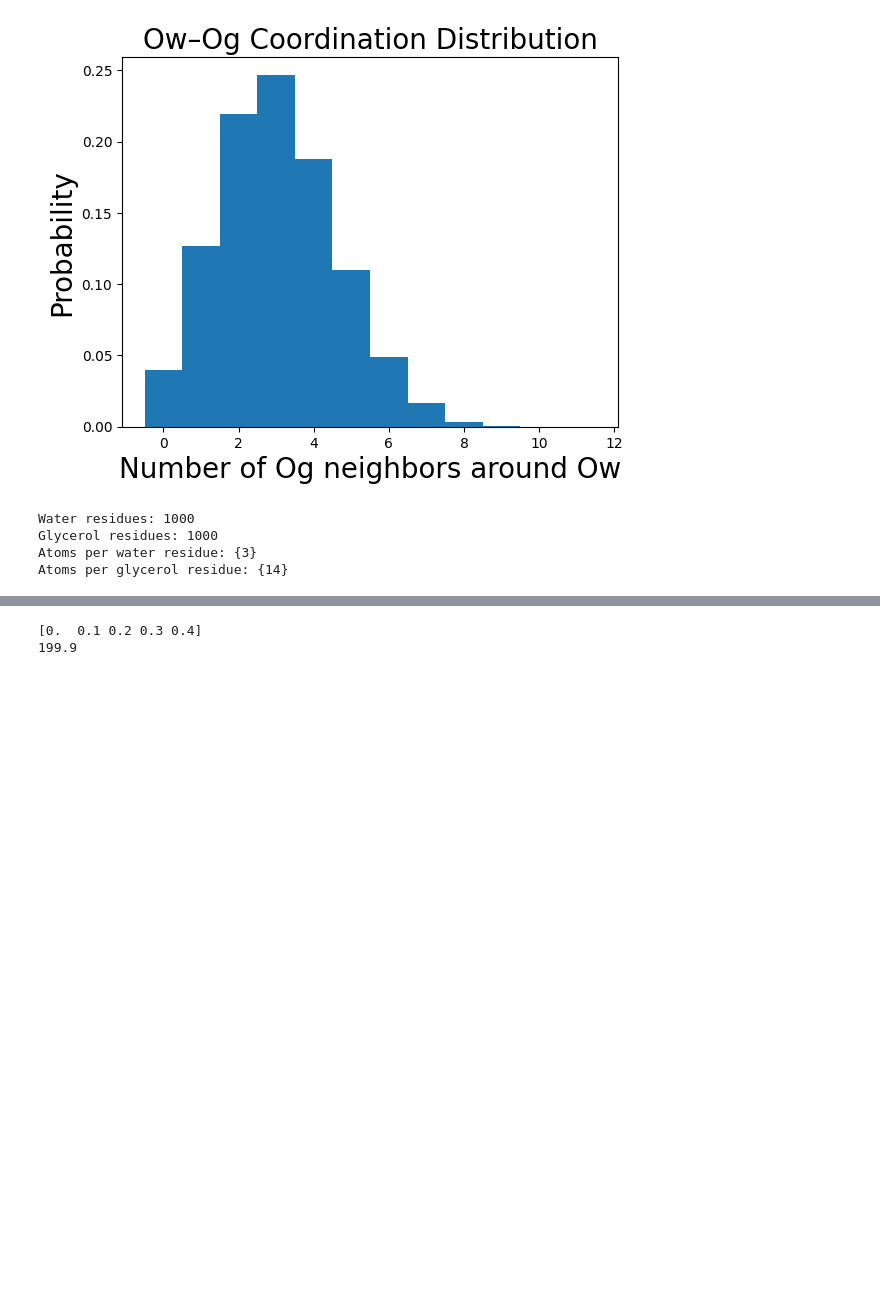
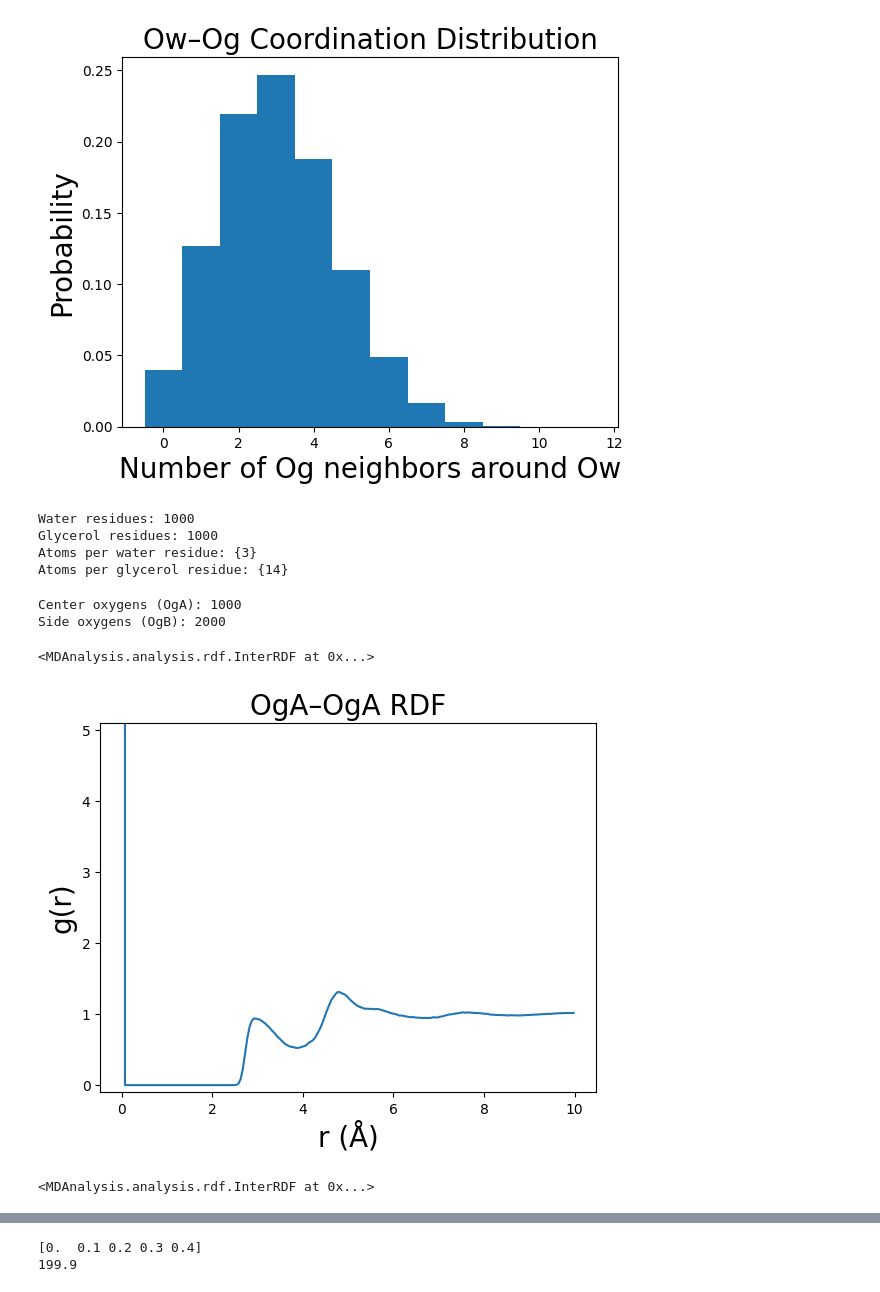
Before and after one commit to uwgsgordon4/1-1-Supercooled-Water-Glycerol-System-UWG, a Jupyter notebook: Analysis/lammps_analysis_2ns.ipynb, the cells around one changed output, grey strips where cells are left out. Cells and saved outputs as stored; diff of their text form; code cells hidden in the pictures; blank space fills up the shorter version.

```diff
--- a/Analysis/lammps_analysis_2ns.ipynb
+++ b/Analysis/lammps_analysis_2ns.ipynb
@@ -267,3 +268,44 @@ Water residues: 1000
 Glycerol residues: 1000
 Atoms per water residue: {3}
 Atoms per glycerol residue: {14}
+# %%
+OgA_atoms = []
+OgB_atoms = []
+
+for res in glycerol_residues:
+    atoms = res.atoms
+    OgA_atoms.append(atoms[1])        # center oxygen
+    OgB_atoms.extend([atoms[2], atoms[3]])  # two side oxygens
+# %%
+OgA = mda.AtomGroup(OgA_atoms)
+OgB = mda.AtomGroup(OgB_atoms)
+
+print("Center oxygens (OgA):", len(OgA))
+print("Side oxygens (OgB):", len(OgB))
+# %% [output]
+Center oxygens (OgA): 1000
+Side oxygens (OgB): 2000
+# %%
+rdf_OgAOgA = rdf.InterRDF(OgA, OgA, range=(0,10), nbins=200)
+rdf_OgAOgA.run()
+
+#58m 39s on M5
+# %% [output]
+<MDAnalysis.analysis.rdf.InterRDF at 0x...>
+# %%
+plt.plot(rdf_OgAOgA.results.bins, rdf_OgAOgA.results.rdf)
+plt.xlabel("r (Å)", fontsize=20)
+plt.ylabel("g(r)", fontsize=20)
+plt.title("OgA–OgA RDF", fontsize=20)
+plt.ylim(-0.1, 5.1)
+plt.savefig("figures/2ns/OgAOgA-rdf.png", format="png", )
+plt.show()
+# %% [output]
+[figure, added]
+# %%
+rdf_OgBOgB = rdf.InterRDF(OgB, OgB, range=(0,10), nbins=200)
+rdf_OgBOgB.run()
+
+#59m 20s on M5
+# %% [output]
+<MDAnalysis.analysis.rdf.InterRDF at 0x...>
```
Also changed, not shown: parts of 31 cells of this notebook, 28 other files.
